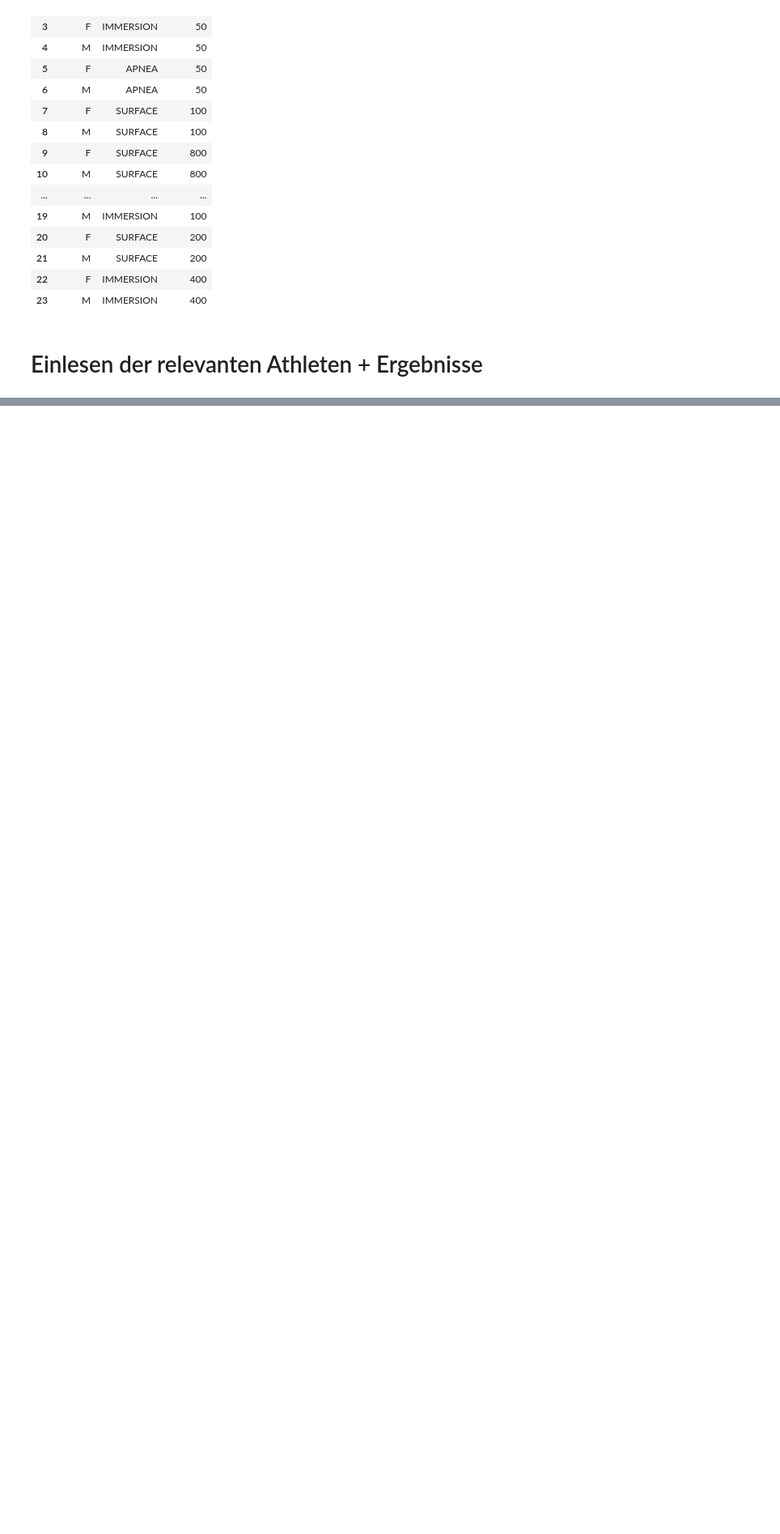
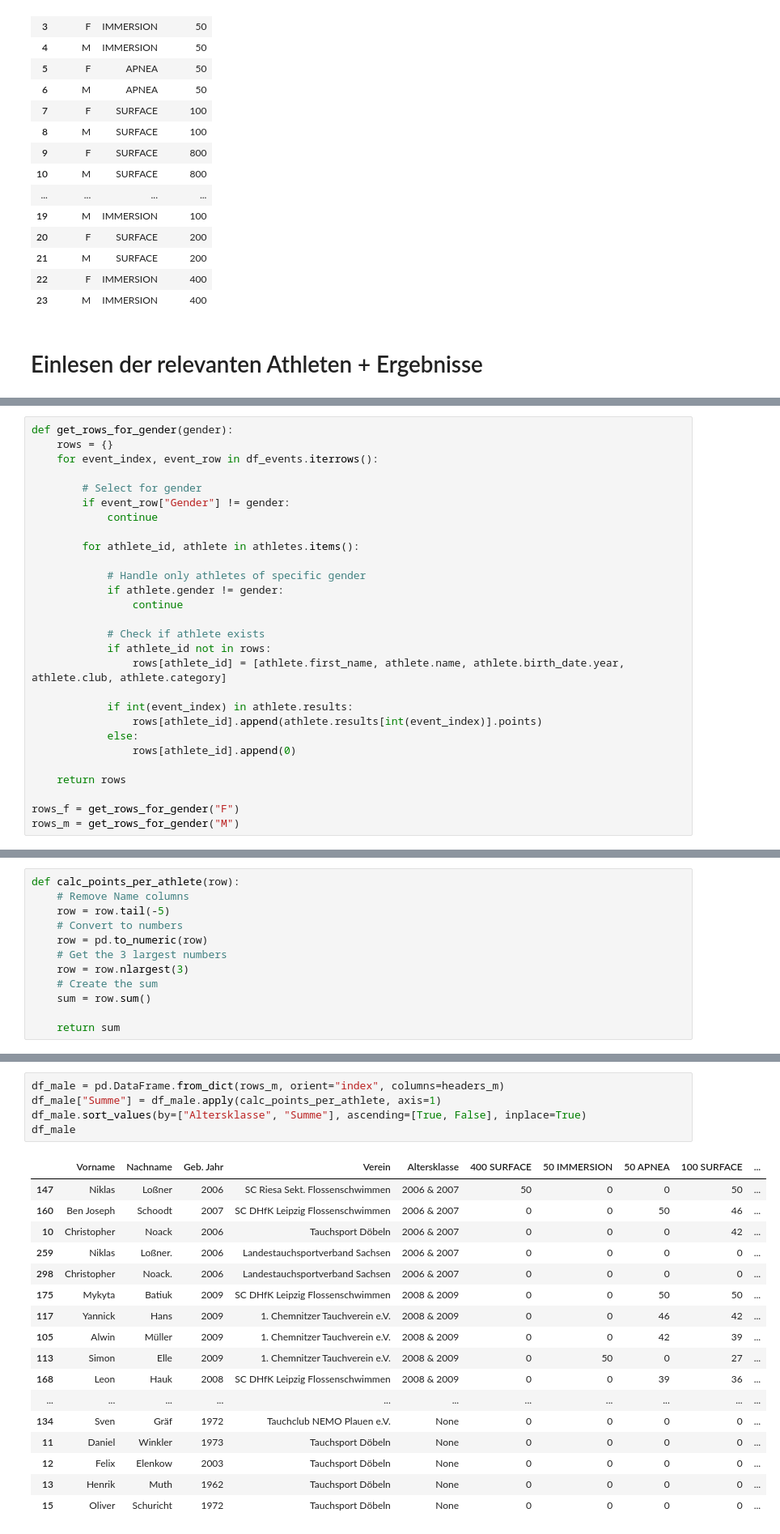
Before and after one commit to pacnos/Auswertung-Finswimming, a Jupyter notebook: scripts/auswertung.ipynb, the cells around one changed output, grey strips where cells are left out. Shown at 81% size. Cells and saved outputs as stored; diff of their text form; blank space fills up the shorter version.

```diff
--- a/scripts/auswertung.ipynb
+++ b/scripts/auswertung.ipynb
@@ -141,0 +261,28 @@ Es wurden 115 Athleten eingelesen
+# %%
+def get_rows_for_gender(gender):
+    rows = {}
+    for event_index, event_row in df_events.iterrows():
+
+        # Select for gender
+        if event_row["Gender"] != gender:
+            continue
+
+        for athlete_id, athlete in athletes.items():
+
+            # Handle only athletes of specific gender
+            if athlete.gender != gender:
+                continue
+
+            # Check if athlete exists
+            if athlete_id not in rows:
+                rows[athlete_id] = [athlete.first_name, athlete.name, athlete.birth_date.year, athlete.club, athlete.category]
+
+            if int(event_index) in athlete.results:
+                rows[athlete_id].append(athlete.results[int(event_index)].points)
+            else:
+                rows[athlete_id].append(0)
+
+    return rows
+
+rows_f = get_rows_for_gender("F")
+rows_m = get_rows_for_gender("M")
@@ -141,0 +291,12 @@ Es wurden 115 Athleten eingelesen
+# %%
+def calc_points_per_athlete(row):
+    # Remove Name columns
+    row = row.tail(-5)
+    # Convert to numbers
+    row = pd.to_numeric(row)
+    # Get the 3 largest numbers
+    row = row.nlargest(3)
+    # Create the sum
+    sum = row.sum()
+
+    return sum
@@ -141,0 +326,23 @@ Es wurden 115 Athleten eingelesen
+# %%
+df_male = pd.DataFrame.from_dict(rows_m, orient="index", columns=headers_m)
+df_male["Summe"] = df_male.apply(calc_points_per_athlete, axis=1)
+df_male.sort_values(by=["Altersklasse", "Summe"], ascending=[True, False], inplace=True)
+df_male
+# %% [output]
+|  | Vorname | Nachname | Geb. Jahr | Verein | Altersklasse | 400 SURFACE | 50 IMMERSION | 50 APNEA | 100 SURFACE | ... |
+| 147 | Niklas | Loßner | 2006 | SC Riesa Sekt. Flossenschwimmen | 2006 & 2007 | 50 | 0 | 0 | 50 | ... |
+| 160 | Ben Joseph | Schoodt | 2007 | SC DHfK Leipzig Flossenschwimmen | 2006 & 2007 | 0 | 0 | 50 | 46 | ... |
+| 10 | Christopher | Noack | 2006 | Tauchsport Döbeln | 2006 & 2007 | 0 | 0 | 0 | 42 | ... |
+| 259 | Niklas | Loßner. | 2006 | Landestauchsportverband Sachsen | 2006 & 2007 | 0 | 0 | 0 | 0 | ... |
+| 298 | Christopher | Noack. | 2006 | Landestauchsportverband Sachsen | 2006 & 2007 | 0 | 0 | 0 | 0 | ... |
+| 175 | Mykyta | Batiuk | 2009 | SC DHfK Leipzig Flossenschwimmen | 2008 & 2009 | 0 | 0 | 50 | 50 | ... |
+| 117 | Yannick | Hans | 2009 | 1. Chemnitzer Tauchverein e.V. | 2008 & 2009 | 0 | 0 | 46 | 42 | ... |
+| 105 | Alwin | Müller | 2009 | 1. Chemnitzer Tauchverein e.V. | 2008 & 2009 | 0 | 0 | 42 | 39 | ... |
+| 113 | Simon | Elle | 2009 | 1. Chemnitzer Tauchverein e.V. | 2008 & 2009 | 0 | 50 | 0 | 27 | ... |
+| 168 | Leon | Hauk | 2008 | SC DHfK Leipzig Flossenschwimmen | 2008 & 2009 | 0 | 0 | 39 | 36 | ... |
+| ... | ... | ... | ... | ... | ... | ... | ... | ... | ... | ... |
+| 134 | Sven | Gräf | 1972 | Tauchclub NEMO Plauen e.V. | None | 0 | 0 | 0 | 0 | ... |
+| 11 | Daniel | Winkler | 1973 | Tauchsport Döbeln | None | 0 | 0 | 0 | 0 | ... |
+| 12 | Felix | Elenkow | 2003 | Tauchsport Döbeln | None | 0 | 0 | 0 | 0 | ... |
+| 13 | Henrik | Muth | 1962 | Tauchsport Döbeln | None | 0 | 0 | 0 | 0 | ... |
+| 15 | Oliver | Schuricht | 1972 | Tauchsport Döbeln | None | 0 | 0 | 0 | 0 | ... |
```
Also changed, not shown: parts of 31 cells of this notebook.
